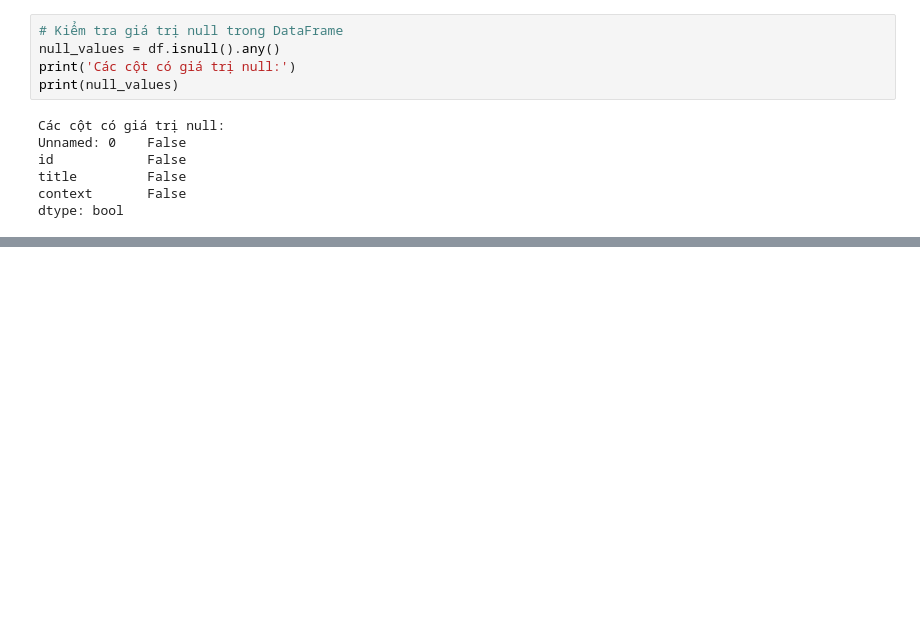
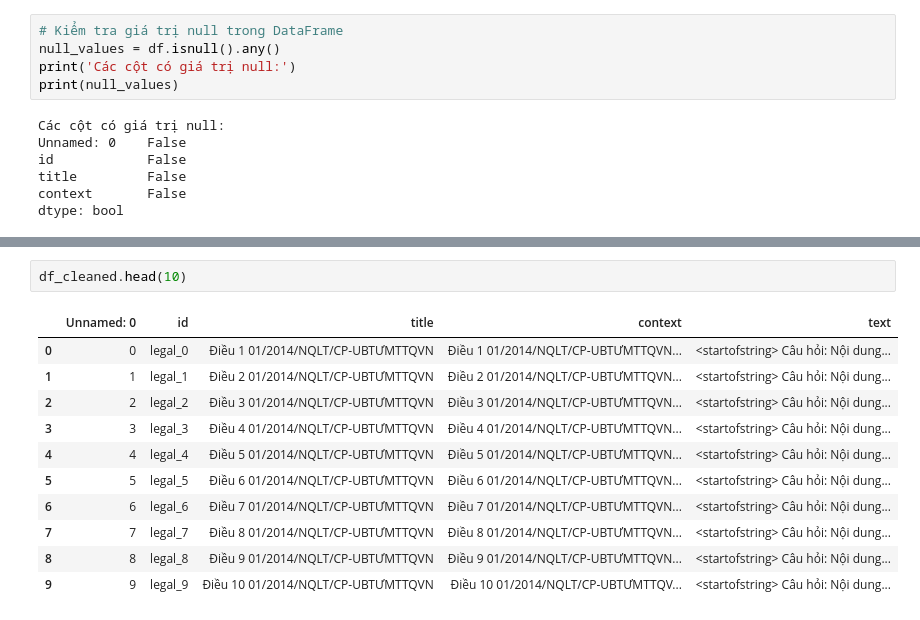
Before and after one commit to bachhoang0606/BARTPho-finetuning, a Jupyter notebook: preprocessing_datasets/preprocess_legal_truncated_corpus.ipynb, the cells around one changed output, grey strips where cells are left out. Cells and saved outputs as stored; diff of their text form; blank space fills up the shorter version.

```diff
--- a/preprocessing_datasets/preprocess_legal_truncated_corpus.ipynb
+++ b/preprocessing_datasets/preprocess_legal_truncated_corpus.ipynb
@@ -67,0 +95,14 @@ df_cleaned = df
+# %%
+df_cleaned.head(10)
+# %% [output]
+|  | Unnamed: 0 | id | title | context | text |
+| 0 | 0 | legal_0 | Điều 1 01/2014/NQLT/CP-UBTƯMTTQVN | Điều 1 01/2014/NQLT/CP-UBTƯMTTQVN... | <startofstring> Câu hỏi: Nội dung... |
+| 1 | 1 | legal_1 | Điều 2 01/2014/NQLT/CP-UBTƯMTTQVN | Điều 2 01/2014/NQLT/CP-UBTƯMTTQVN... | <startofstring> Câu hỏi: Nội dung... |
+| 2 | 2 | legal_2 | Điều 3 01/2014/NQLT/CP-UBTƯMTTQVN | Điều 3 01/2014/NQLT/CP-UBTƯMTTQVN... | <startofstring> Câu hỏi: Nội dung... |
+| 3 | 3 | legal_3 | Điều 4 01/2014/NQLT/CP-UBTƯMTTQVN | Điều 4 01/2014/NQLT/CP-UBTƯMTTQVN... | <startofstring> Câu hỏi: Nội dung... |
+| 4 | 4 | legal_4 | Điều 5 01/2014/NQLT/CP-UBTƯMTTQVN | Điều 5 01/2014/NQLT/CP-UBTƯMTTQVN... | <startofstring> Câu hỏi: Nội dung... |
+| 5 | 5 | legal_5 | Điều 6 01/2014/NQLT/CP-UBTƯMTTQVN | Điều 6 01/2014/NQLT/CP-UBTƯMTTQVN... | <startofstring> Câu hỏi: Nội dung... |
+| 6 | 6 | legal_6 | Điều 7 01/2014/NQLT/CP-UBTƯMTTQVN | Điều 7 01/2014/NQLT/CP-UBTƯMTTQVN... | <startofstring> Câu hỏi: Nội dung... |
+| 7 | 7 | legal_7 | Điều 8 01/2014/NQLT/CP-UBTƯMTTQVN | Điều 8 01/2014/NQLT/CP-UBTƯMTTQVN... | <startofstring> Câu hỏi: Nội dung... |
+| 8 | 8 | legal_8 | Điều 9 01/2014/NQLT/CP-UBTƯMTTQVN | Điều 9 01/2014/NQLT/CP-UBTƯMTTQVN... | <startofstring> Câu hỏi: Nội dung... |
+| 9 | 9 | legal_9 | Điều 10 01/2014/NQLT/CP-UBTƯMTTQVN | Điều 10 01/2014/NQLT/CP-UBTƯMTTQV... | <startofstring> Câu hỏi: Nội dung... |
```
Also changed, not shown: parts of 37 cells of this notebook, 19 other files.
